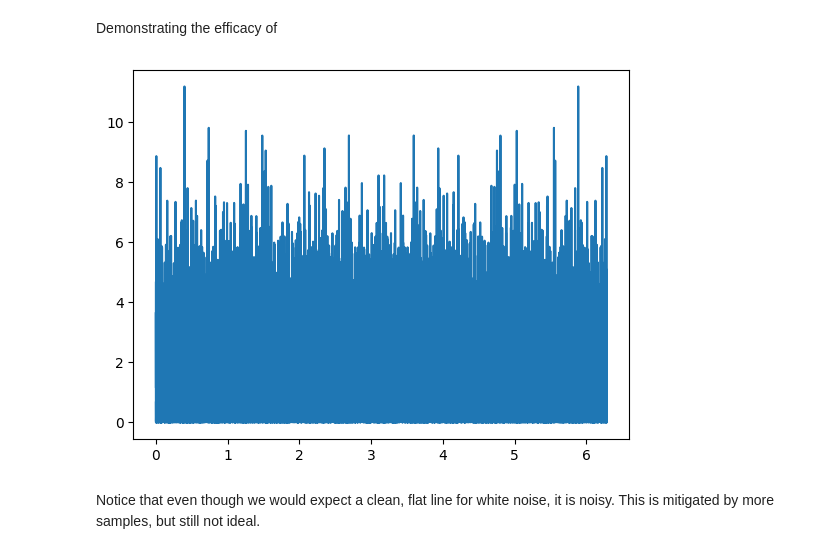
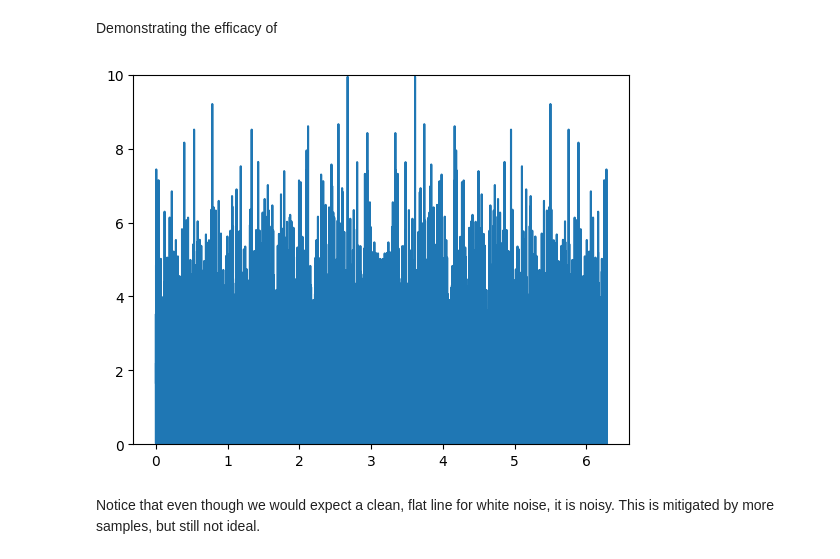
Before and after one commit to thomas6785/notes, a Jupyter notebook: ASP_Tutorials/ASP_5.1.ipynb, the cells around one changed output. Drawn from its saved outputs; the diff is of its cells as text; code cells hidden in the pictures.

```diff
--- a/ASP_Tutorials/ASP_5.1.ipynb
+++ b/ASP_Tutorials/ASP_5.1.ipynb
@@ -6,19 +6,20 @@ from numpy import random
 import matplotlib.pyplot as plt
 from numpy.fft import fft
 # %%
-nSamples = 100000
+nSamples = 50000
 x = random.randn(nSamples)
 
 # DTFT
 X = fft(x)
 X_abs_sqr = ((np.abs(X))**2)/nSamples
 
 w = 2*np.pi / nSamples * np.arange(nSamples)
 
 plt.plot(w,X_abs_sqr)
+plt.ylim(0,10)
 plt.show()
 # %% [output]
-[figure, old version]
+[figure, new version]
 # %% [markdown]
 Notice that even though we would expect a clean, flat line for white noise, it is noisy. This is mitigated by more samples, but still not ideal.
 # %%
```
Also changed, not shown: parts of 3 cells of this notebook.
